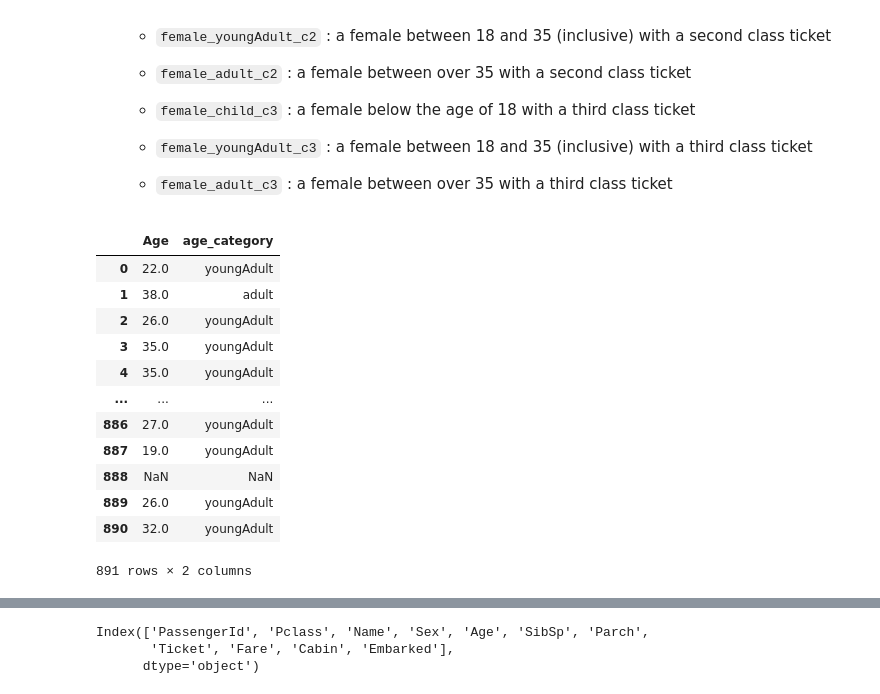
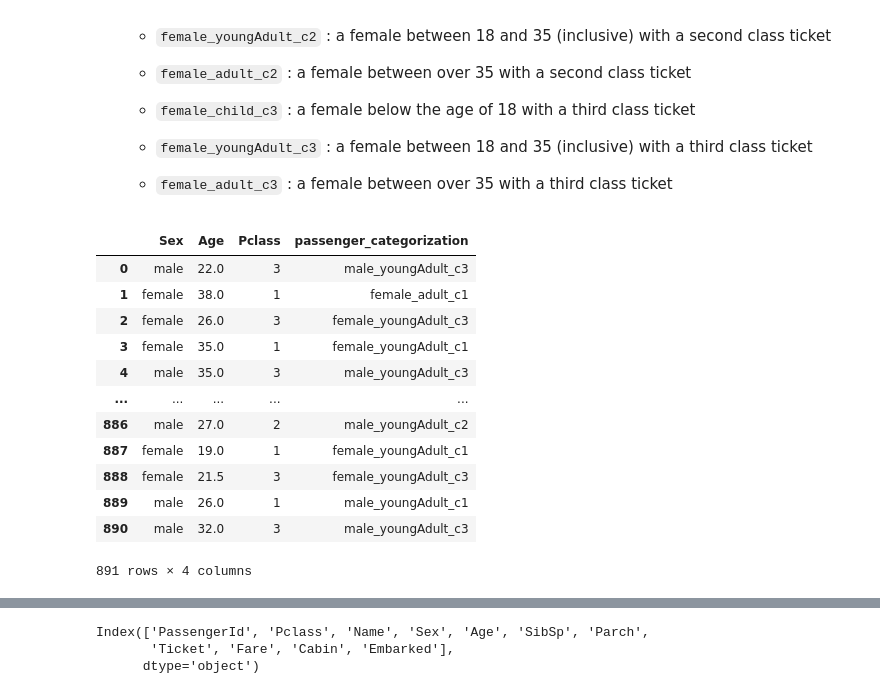
Before and after one commit to TevinAchong/hands-on-ml, a Jupyter notebook: chapter_03/titanic.ipynb, the cells around one changed output, grey strips where cells are left out. Saved outputs shown, nothing was run; the diff lists cells and outputs as text; code cells hidden in the pictures.

```diff
--- a/chapter_03/titanic.ipynb
+++ b/chapter_03/titanic.ipynb
@@ -64,0 +88,4 @@ Name: count, dtype: int64
+# %%
+# Next we want to merge the median ages as a new column into the original dataframe
+X_train = pd.merge(X_train, df_median_age, on=["Sex", "Pclass"], how="left")
+X_train.head()
@@ -64,0 +121,6 @@ Name: count, dtype: int64
+# %%
+# Finally, we replace any null ages with the median age and then drop the median_age column
+X_train["Age"] = X_train.apply(
+    lambda row: row["median_age"] if pd.isnull(row["Age"]) else row["Age"], axis=1
+)
+X_train.info()
@@ -65,3 +147,5 @@ Name: count, dtype: int64
+# %%
+X_train = X_train.drop(columns=["median_age"])
 # %% [markdown]
 #### Training Data Summary
 - A large percentage of passengers are between 20 and 30
@@ -94,32 +178,38 @@ Name: count, dtype: int64
 # %%
 import numpy as np
 
-age_categories = []
+passenger_categorizations = []
 for i in range(len(X_train)):
+
+    curr_sex = X_train.iloc[i]["Sex"]
     curr_age = X_train.iloc[i]["Age"]
+    curr_class = X_train.iloc[i]["Pclass"]
+
     if curr_age < 18:
-        age_categories.append("child")
+        age_cat = "child"
     elif curr_age > 35:
-        age_categories.append("adult")
+        age_cat = "adult"
     elif curr_age >= 18 and curr_age <=35:
-        age_categories.append("youngAdult")
+        age_cat = "youngAdult"
     else:
-        age_categories.append(np.nan)
+        age_cat = "NaN"
 
-X_train["age_category"] = age_categories
+    passenger_categorizations.append(curr_sex + "_" + age_cat + "_c" + str(curr_class))
+
+X_train["passenger_categorization"] = passenger_categorizations
 # %%
-X_train[["Age", "age_category"]]
+X_train[["Sex", "Age", "Pclass", "passenger_categorization"]]
 # %% [output]
-|  | Age | age_category |
-| 0 | 22.0 | youngAdult |
-| 1 | 38.0 | adult |
-| 2 | 26.0 | youngAdult |
-| 3 | 35.0 | youngAdult |
-| 4 | 35.0 | youngAdult |
-| ... | ... | ... |
-| 886 | 27.0 | youngAdult |
-| 887 | 19.0 | youngAdult |
-| 888 | NaN | NaN |
-| 889 | 26.0 | youngAdult |
-| 890 | 32.0 | youngAdult |
+|  | Sex | Age | Pclass | passenger_categorization |
+| 0 | male | 22.0 | 3 | male_youngAdult_c3 |
+| 1 | female | 38.0 | 1 | female_adult_c1 |
+| 2 | female | 26.0 | 3 | female_youngAdult_c3 |
+| 3 | female | 35.0 | 1 | female_youngAdult_c1 |
+| 4 | male | 35.0 | 3 | male_youngAdult_c3 |
+| ... | ... | ... | ... | ... |
+| 886 | male | 27.0 | 2 | male_youngAdult_c2 |
+| 887 | female | 19.0 | 1 | female_youngAdult_c1 |
+| 888 | female | 21.5 | 3 | female_youngAdult_c3 |
+| 889 | male | 26.0 | 1 | male_youngAdult_c1 |
+| 890 | male | 32.0 | 3 | male_youngAdult_c3 |
-891 rows × 2 columns
+891 rows × 4 columns
```
Also changed, not shown: parts of 13 cells of this notebook.
